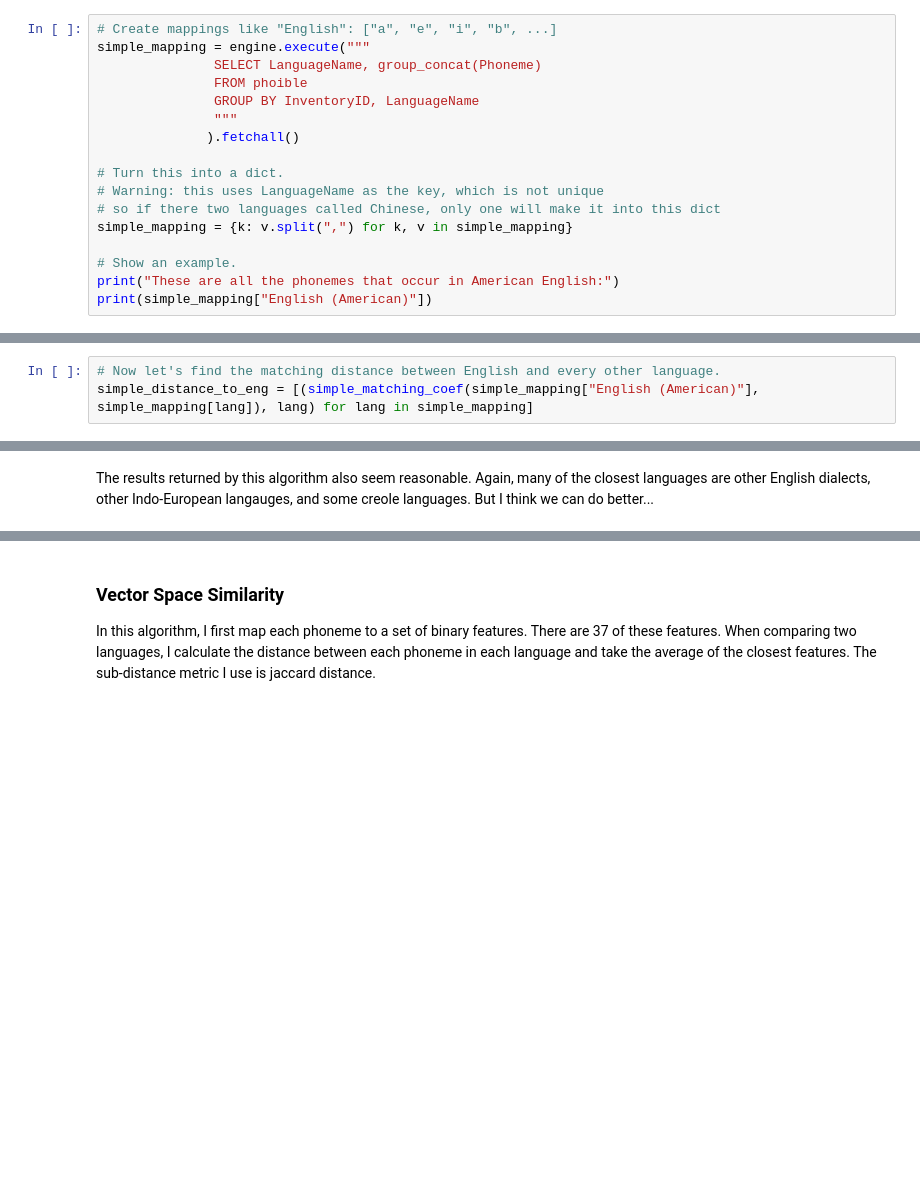
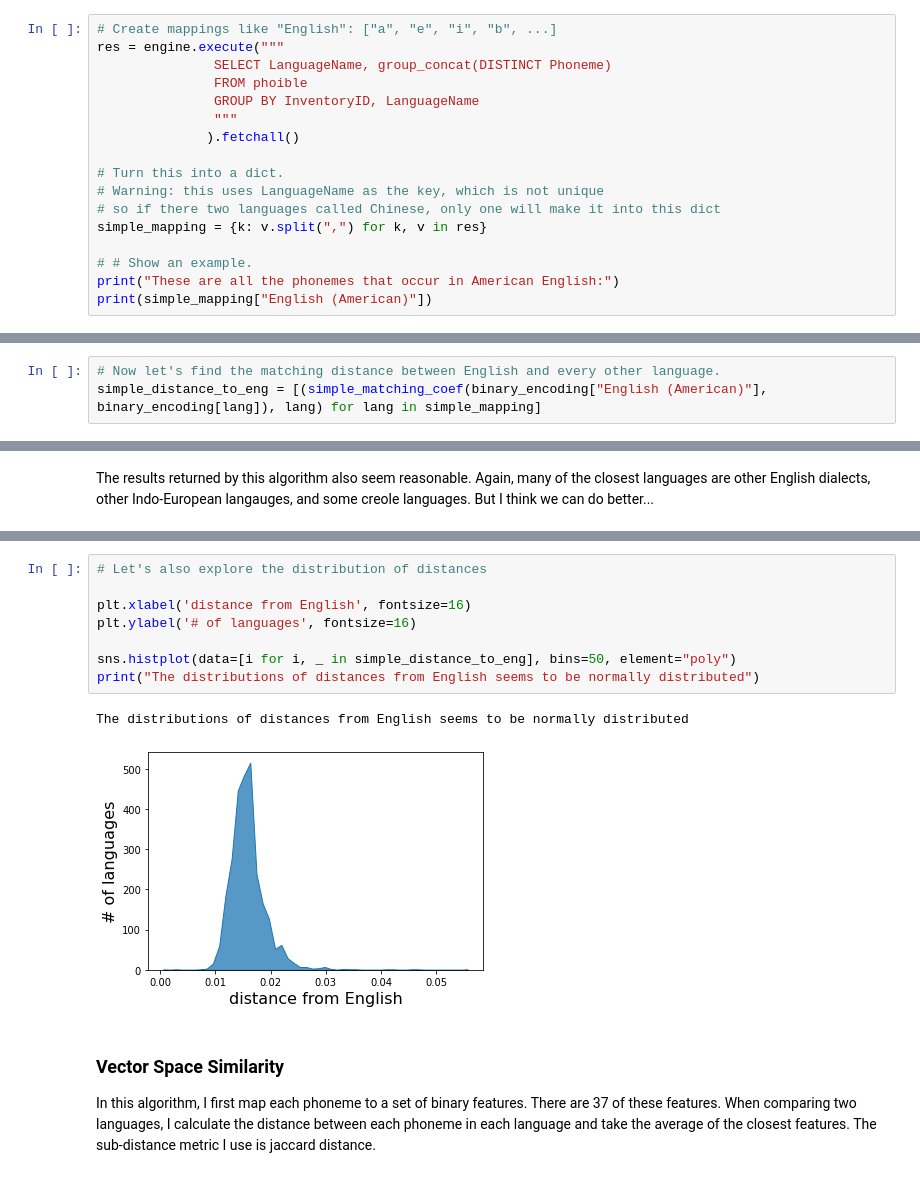
Before and after one commit to camoverride/notebooks, a Jupyter notebook: notebooks/Sound_Similarity.ipynb, the cells around one changed output, grey strips where cells are left out. Cells and saved outputs as stored; diff of their text form; blank space fills up the shorter version.

```diff
--- a/notebooks/Sound_Similarity.ipynb
+++ b/notebooks/Sound_Similarity.ipynb
@@ -304,8 +303,8 @@ On the other hand, the overlap coefficient might be useful if you consider it _a
 __Note__: I subtracted the overlap coefficient from `1` in order to convert this to distance: larger values equal greater distance.
 # %%
 # Create mappings like "English": ["a", "e", "i", "b", ...]
-simple_mapping = engine.execute("""
-               SELECT LanguageName, group_concat(Phoneme)
+res = engine.execute("""
+               SELECT LanguageName, group_concat(DISTINCT Phoneme)
                FROM phoible
                GROUP BY InventoryID, LanguageName
                """
@@ -314,9 +313,9 @@ simple_mapping = engine.execute("""
 # Turn this into a dict.
 # Warning: this uses LanguageName as the key, which is not unique
 # so if there two languages called Chinese, only one will make it into this dict
-simple_mapping = {k: v.split(",") for k, v in simple_mapping}
+simple_mapping = {k: v.split(",") for k, v in res}
 
-# Show an example.
+# # Show an example.
 print("These are all the phonemes that occur in American English:")
 print(simple_mapping["English (American)"])
 # %% [output]
@@ -486,5 +541,5 @@ The Simple matching coefficient for English and Thai is 0.017
 The Simple matching coefficient for English and Pirahã is 0.013
 # %%
 # Now let's find the matching distance between English and every other language.
-simple_distance_to_eng = [(simple_matching_coef(simple_mapping["English (American)"], simple_mapping[lang]), lang) for lang in simple_mapping]
+simple_distance_to_eng = [(simple_matching_coef(binary_encoding["English (American)"], binary_encoding[lang]), lang) for lang in simple_mapping]
 # %%
@@ -515,3 +591,14 @@ The results returned by this algorithm also seem reasonable. Again, many of the
+# %%
+# Let's also explore the distribution of distances
+
+plt.xlabel('distance from English', fontsize=16)
+plt.ylabel('# of languages', fontsize=16)
+
+sns.histplot(data=[i for i, _ in simple_distance_to_eng], bins=50, element="poly")
+print("The distributions of distances from English seems to be normally distributed")
+# %% [output]
+The distributions of distances from English seems to be normally distributed
+[figure, added]
 # %% [markdown]
 ### Vector Space Similarity
 
```
Also changed, not shown: parts of 60 cells of this notebook.
